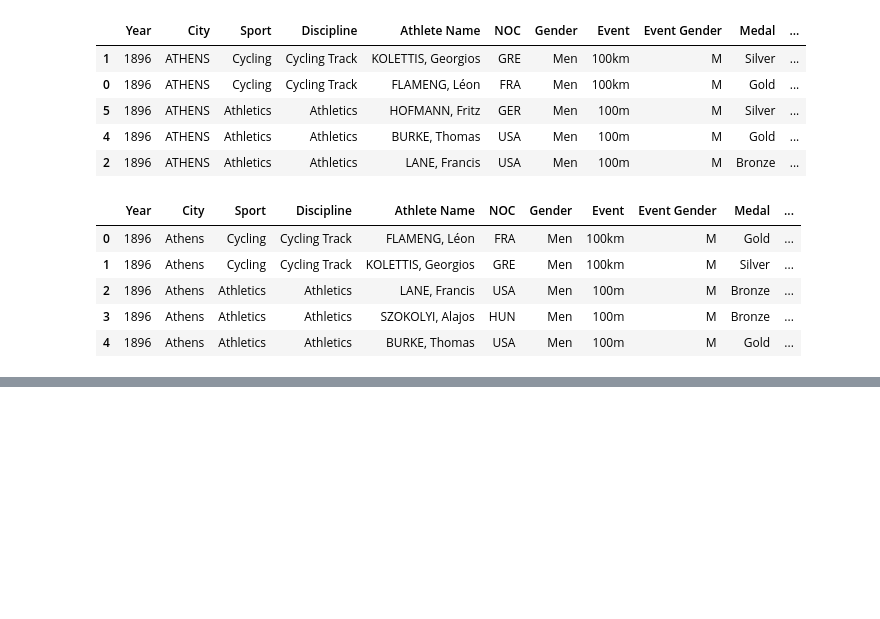
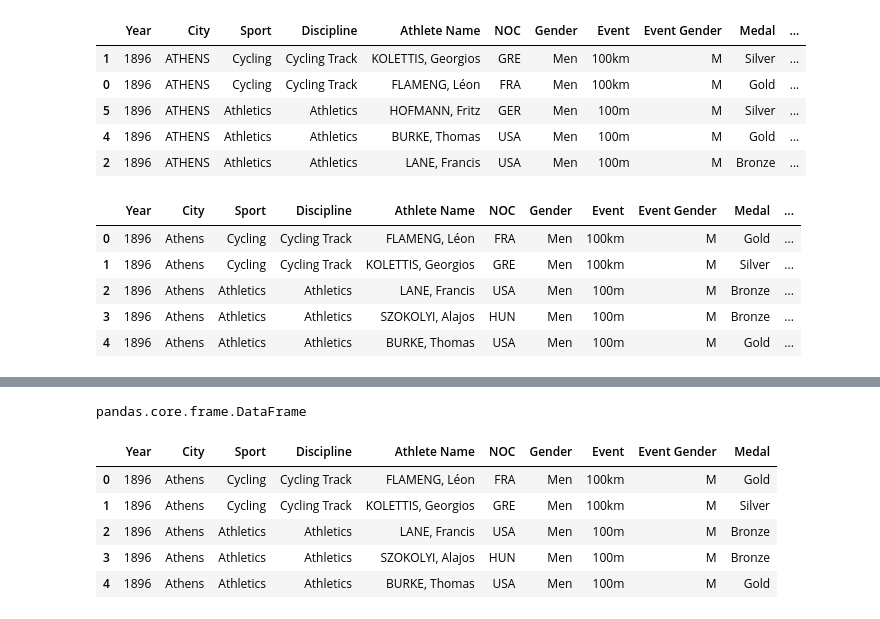
Before and after one commit to NoobRushEr/Pandas-Essential-Training, a Jupyter notebook: intro.ipynb, the cells around one changed output, grey strips where cells are left out. Cells and saved outputs as stored; diff of their text form; code cells hidden in the pictures; blank space fills up the shorter version.

Commit message:
Added python functions

```diff
--- a/intro.ipynb
+++ b/intro.ipynb
@@ -582,0 +598,32 @@ df.head()
+# %%
+type(show_df())
+# %% [output]
+pandas.core.frame.DataFrame
+# %%
+def preprocess():
+  ordered_medals = pd.api.types.CategoricalDtype(categories=['Bronze', 'Silver', 'Gold'], ordered=True)
+  dtype_mapper = {
+    'Year': 'int64',
+    'City': 'string',
+    'Sport': 'string',
+    'Discipline': 'string',
+    'Athlete Name': 'string',
+    'NOC': 'string',
+    'Country': 'string',
+    'Gender': 'category',
+    'Event Gender': 'category',
+    'Medal': ordered_medals
+  }
+  df = pd.read_csv('olympics_1896_2004.csv.1', engine='python', skiprows=5, on_bad_lines='skip', dtype=dtype_mapper).drop('Position', axis=1)
+  df['Event Gender'] = df['Event Gender'].astype('category')
+  return df.head()
+
+oo = preprocess()
+oo.head()
+# %% [output]
+|  | Year | City | Sport | Discipline | Athlete Name | NOC | Gender | Event | Event Gender | Medal |
+| 0 | 1896 | Athens | Cycling | Cycling Track | FLAMENG, Léon | FRA | Men | 100km | M | Gold |
+| 1 | 1896 | Athens | Cycling | Cycling Track | KOLETTIS, Georgios | GRE | Men | 100km | M | Silver |
+| 2 | 1896 | Athens | Athletics | Athletics | LANE, Francis | USA | Men | 100m | M | Bronze |
+| 3 | 1896 | Athens | Athletics | Athletics | SZOKOLYI, Alajos | HUN | Men | 100m | M | Bronze |
+| 4 | 1896 | Athens | Athletics | Athletics | BURKE, Thomas | USA | Men | 100m | M | Gold |
```
Also changed, not shown: parts of 3 cells of this notebook.
